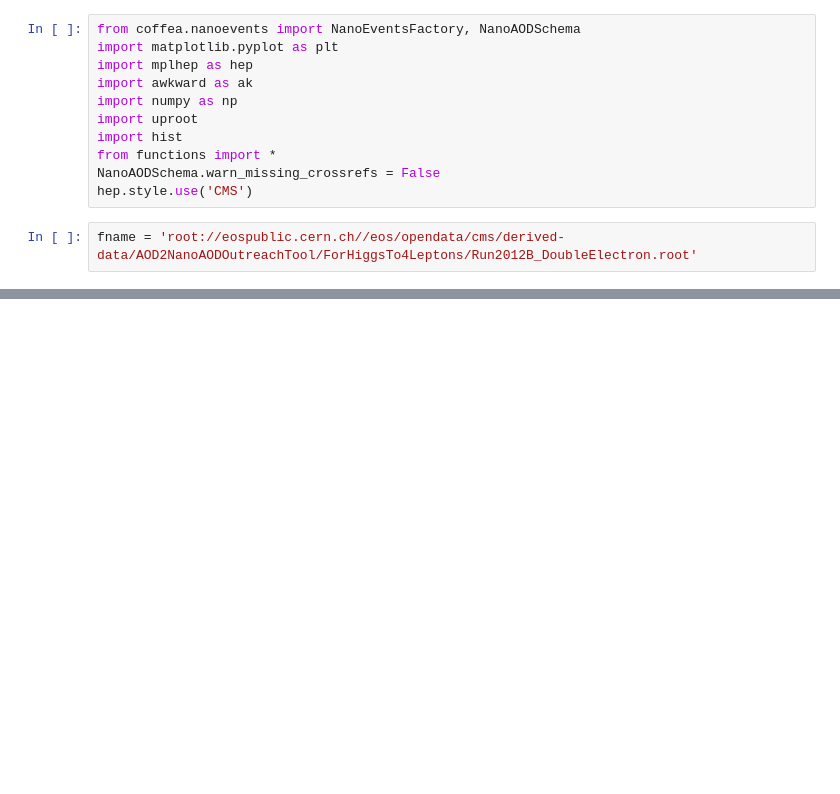
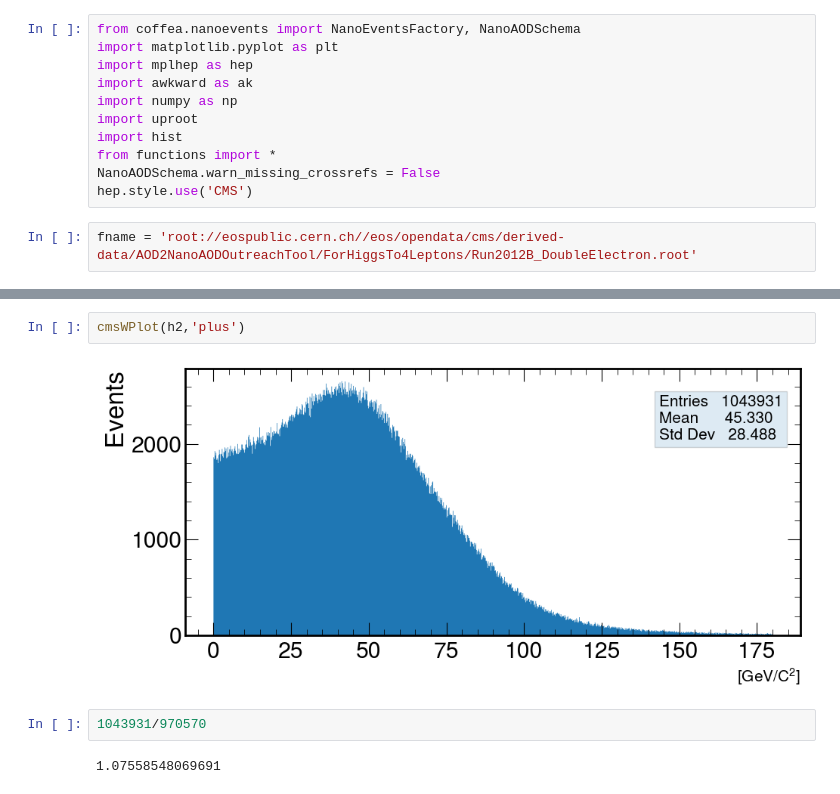
Before and after one commit to JOTELLECHEA/CoffeaCasa-HEP-Analysis, a Jupyter notebook: Analysis/WBosonInvariantMass.ipynb, the cells around one changed output, grey strips where cells are left out. Drawn from its saved outputs; the diff is of its cells as text; blank space fills up the shorter version.

```diff
--- a/Analysis/WBosonInvariantMass.ipynb
+++ b/Analysis/WBosonInvariantMass.ipynb
@@ -42,0 +28,8 @@ len(test)
+# %%
+cmsWPlot(h2,'plus')
+# %% [output]
+[figure, added]
+# %%
+1043931/970570
+# %% [output]
+1.07558548069691
```
Also changed, not shown: parts of 4 cells of this notebook.
